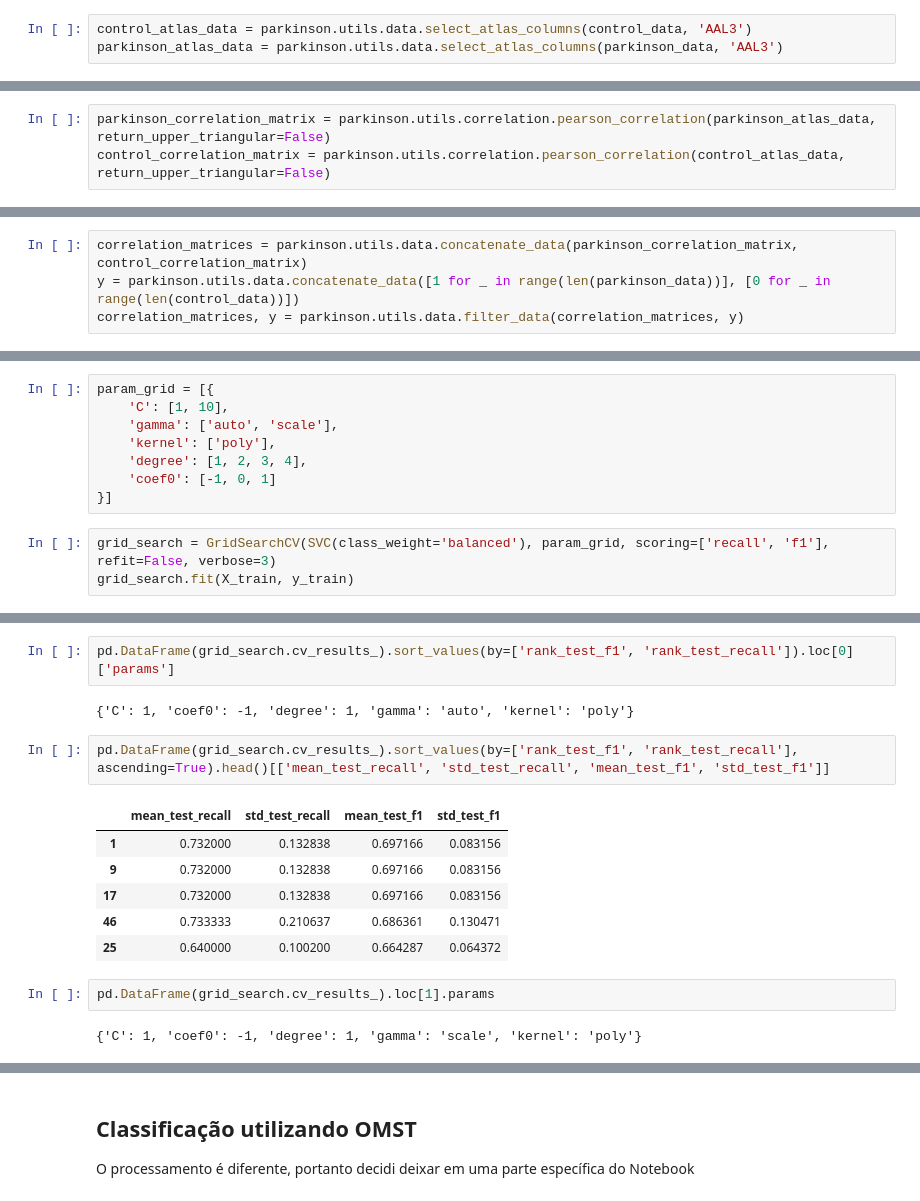
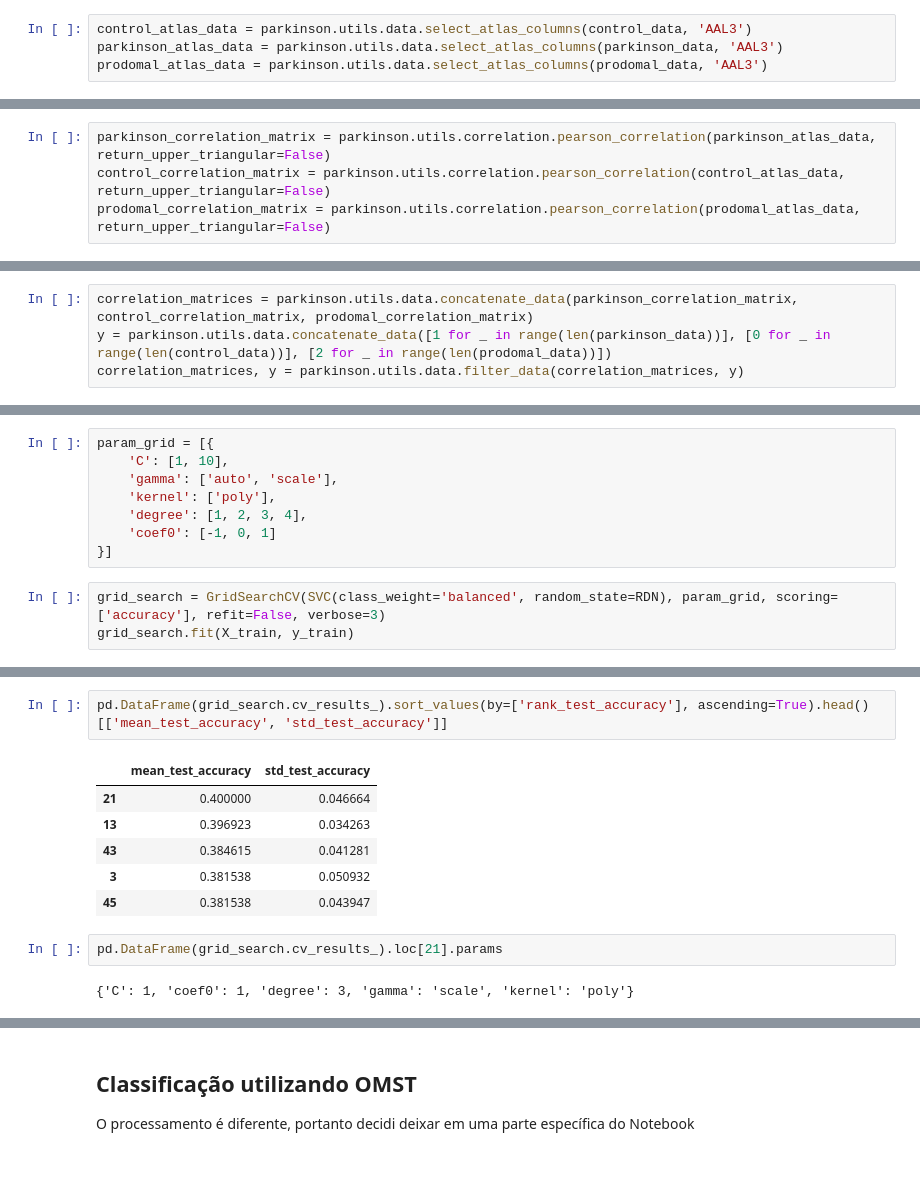
Before and after one commit to TheoRiffel/Parkinson-Diagnosis-Deeplearning, a Jupyter notebook: notebooks/4_laplacian.ipynb, the cells around one changed output, grey strips where cells are left out. Drawn from its saved outputs; the diff is of its cells as text; blank space fills up the shorter version.

```diff
--- a/notebooks/4_laplacian.ipynb
+++ b/notebooks/4_laplacian.ipynb
@@ -56,11 +57,13 @@ Selecionando o Atlas AAL3
 # %%
 control_atlas_data = parkinson.utils.data.select_atlas_columns(control_data, 'AAL3')
 parkinson_atlas_data = parkinson.utils.data.select_atlas_columns(parkinson_data, 'AAL3')
+prodomal_atlas_data = parkinson.utils.data.select_atlas_columns(prodomal_data, 'AAL3')
 # %% [markdown]
 ## Abordagem inicial Pearson + Grafo Esparso utilizando Threshold
 # %%
 parkinson_correlation_matrix = parkinson.utils.correlation.pearson_correlation(parkinson_atlas_data, return_upper_triangular=False)
 control_correlation_matrix = parkinson.utils.correlation.pearson_correlation(control_atlas_data, return_upper_triangular=False)
+prodomal_correlation_matrix = parkinson.utils.correlation.pearson_correlation(prodomal_atlas_data, return_upper_triangular=False)
 # %%
 def get_sparse_adjacency_matrix(correlation_matrix: np.array, threshold: float = 0.01):
     a = correlation_matrix.copy()
@@ -70,8 +73,8 @@ def get_sparse_adjacency_matrix(correlation_matrix: np.array, threshold: float =
     a -= np.eye(N)
     return sp.sparse.csr_matrix(a)
 # %%
-correlation_matrices = parkinson.utils.data.concatenate_data(parkinson_correlation_matrix, control_correlation_matrix)
-y = parkinson.utils.data.concatenate_data([1 for _ in range(len(parkinson_data))], [0 for _ in range(len(control_data))])
+correlation_matrices = parkinson.utils.data.concatenate_data(parkinson_correlation_matrix, control_correlation_matrix, prodomal_correlation_matrix)
+y = parkinson.utils.data.concatenate_data([1 for _ in range(len(parkinson_data))], [0 for _ in range(len(control_data))], [2 for _ in range(len(prodomal_data))])
 correlation_matrices, y = parkinson.utils.data.filter_data(correlation_matrices, y)
 # %%
 connectivity_graphs = [
@@ -139,7 +145,7 @@ param_grid = [{
     'coef0': [-1, 0, 1]
 }]
 # %%
-grid_search = GridSearchCV(SVC(class_weight='balanced'), param_grid, scoring=['recall', 'f1'], refit=False, verbose=3)
+grid_search = GridSearchCV(SVC(class_weight='balanced', random_state=RDN), param_grid, scoring=['accuracy'], refit=False, verbose=3)
 grid_search.fit(X_train, y_train)
 # %% [output]
 Fitting 5 folds for each of 48 candidates, totalling 240 fits
@@ -167,17 +173,13 @@ GridSearchCV(estimator=SVC(class_weight='balanced'),
-# %%
-pd.DataFrame(grid_search.cv_results_).sort_values(by=['rank_test_f1', 'rank_test_recall']).loc[0]['params']
-# %% [output]
-{'C': 1, 'coef0': -1, 'degree': 1, 'gamma': 'auto', 'kernel': 'poly'}
 # %%
-pd.DataFrame(grid_search.cv_results_).sort_values(by=['rank_test_f1', 'rank_test_recall'], ascending=True).head()[['mean_test_recall', 'std_test_recall', 'mean_test_f1', 'std_test_f1']]
+pd.DataFrame(grid_search.cv_results_).sort_values(by=['rank_test_accuracy'], ascending=True).head()[['mean_test_accuracy', 'std_test_accuracy']]
 # %% [output]
-|  | mean_test_recall | std_test_recall | mean_test_f1 | std_test_f1 |
-| 1 | 0.732000 | 0.132838 | 0.697166 | 0.083156 |
-| 9 | 0.732000 | 0.132838 | 0.697166 | 0.083156 |
-| 17 | 0.732000 | 0.132838 | 0.697166 | 0.083156 |
-| 46 | 0.733333 | 0.210637 | 0.686361 | 0.130471 |
-| 25 | 0.640000 | 0.100200 | 0.664287 | 0.064372 |
+|  | mean_test_accuracy | std_test_accuracy |
+| 21 | 0.400000 | 0.046664 |
+| 13 | 0.396923 | 0.034263 |
+| 43 | 0.384615 | 0.041281 |
+| 3 | 0.381538 | 0.050932 |
+| 45 | 0.381538 | 0.043947 |
 # %%
-pd.DataFrame(grid_search.cv_results_).loc[1].params
+pd.DataFrame(grid_search.cv_results_).loc[21].params
 # %% [output]
-{'C': 1, 'coef0': -1, 'degree': 1, 'gamma': 'scale', 'kernel': 'poly'}
+{'C': 1, 'coef0': 1, 'degree': 3, 'gamma': 'scale', 'kernel': 'poly'}
```
Also changed, not shown: parts of 21 cells of this notebook.
